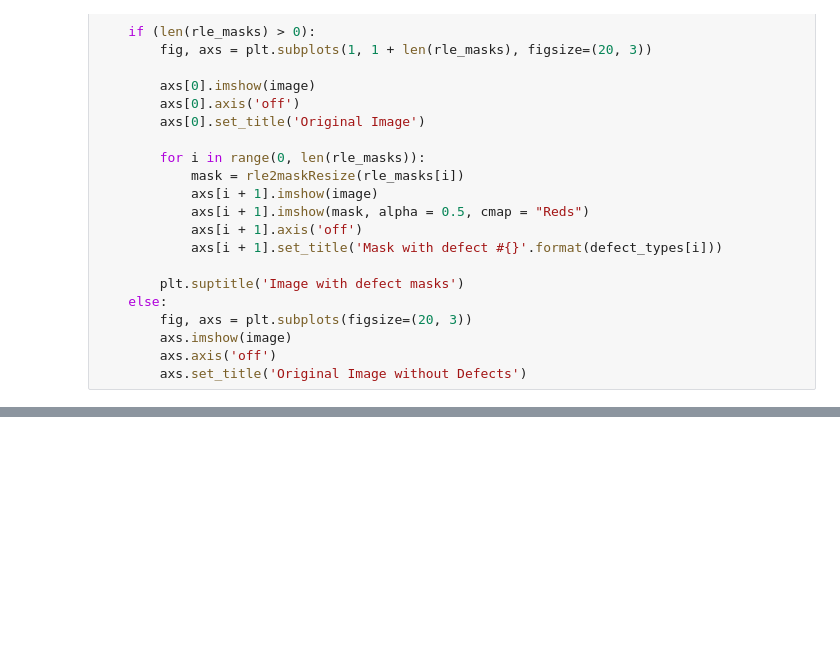
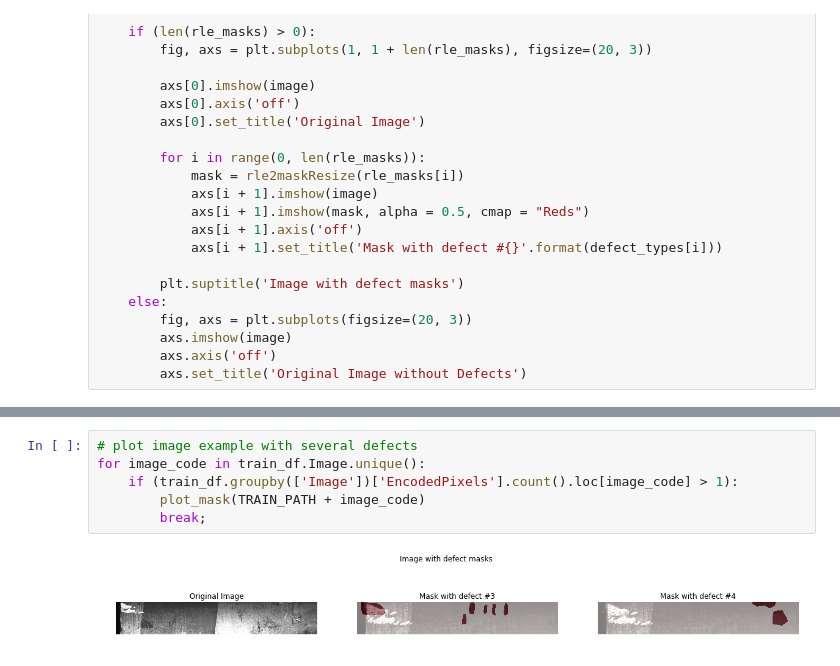
Before and after one commit to Lexie88rus/steel_defect_detection, a Jupyter notebook: steel_defect_detection_EDA.ipynb, the cells around one changed output, grey strips where cells are left out. Drawn from its saved outputs; the diff is of its cells as text; blank space fills up the shorter version.

Commit message:
Updated the the EDA: added the example of an image with several different defects

```diff
--- a/steel_defect_detection_EDA.ipynb
+++ b/steel_defect_detection_EDA.ipynb
@@ -330,0 +333,8 @@ plot_mask(train_fns[1])
+# %%
+# plot image example with several defects
+for image_code in train_df.Image.unique():
+    if (train_df.groupby(['Image'])['EncodedPixels'].count().loc[image_code] > 1):
+        plot_mask(TRAIN_PATH + image_code)
+        break;
+# %% [output]
+[figure, added]
```
Also changed, not shown: parts of 5 cells of this notebook.
